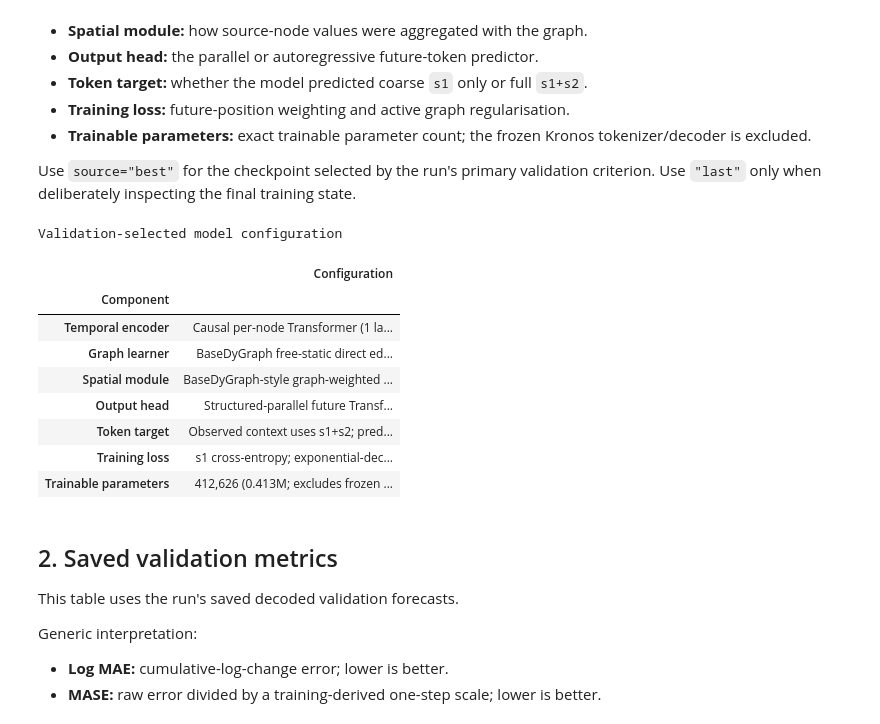
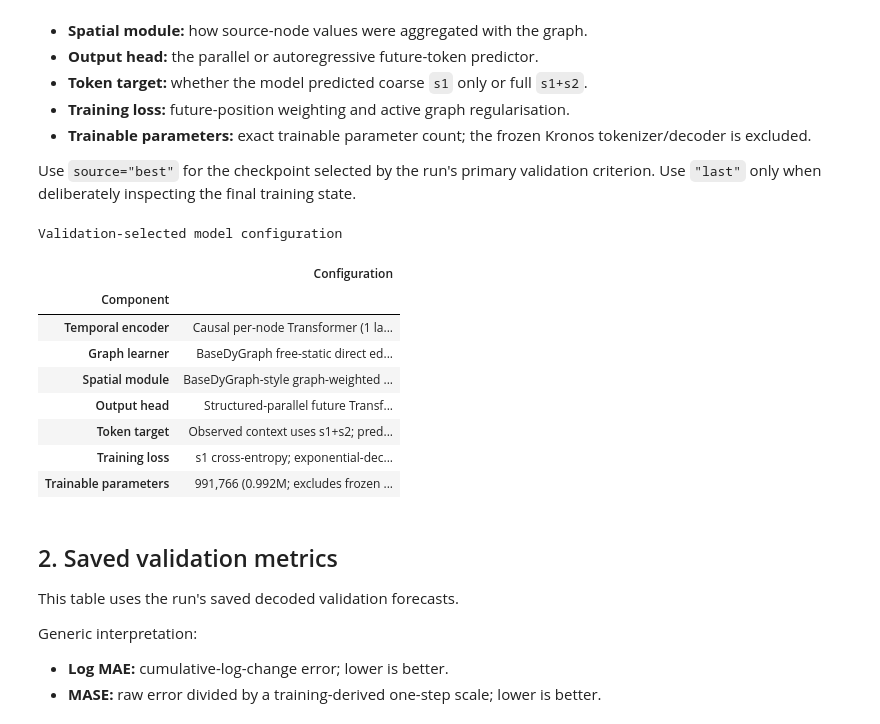
Before and after one commit to VishR-94/dynamic_graphs_thesis, a Jupyter notebook: notebooks/graph_hub.ipynb, the cells around one changed output. Drawn from its saved outputs; the diff is of its cells as text; code cells hidden in the pictures.

```diff
--- a/notebooks/graph_hub.ipynb
+++ b/notebooks/graph_hub.ipynb
@@ -52,7 +52,7 @@ MODEL_DIR = Path(
     "/Users/vishalruparelia/Library/CloudStorage/"
     "GoogleDrive-vishal@autonomous-fox.ai/"
     "My Drive/dissertation/final_model/initial_test/"
-    "free_static_target_entropy_coarse_only_exponential_short_stop"
+    "free_static_d96_st3_coarse1024_parallel_exponential_short_stop"
 )
 
 if not MODEL_DIR.is_dir():
@@ -80,28 +80,28 @@ Use `source="best"` for the checkpoint selected by the run's primary validation
 # %%
 # source:
 #   "best" = primary validation-selected checkpoint.
 #   "last" = final completed epoch.
 # caption:
 #   Optional display title for the table.
 
 display(
     dge.style_model_summary_table(
         MODEL_DIR,
-        source="last",
+        source="best",
         caption="Validation-selected model configuration",
     )
 )
 # %% [output]
 Validation-selected model configuration
 |  | Configuration |
 | Component |  |
 | Temporal encoder | Causal per-node Transformer (1 la... |
 | Graph learner | BaseDyGraph free-static direct ed... |
 | Spatial module | BaseDyGraph-style graph-weighted ... |
 | Output head | Structured-parallel future Transf... |
 | Token target | Observed context uses s1+s2; pred... |
 | Training loss | s1 cross-entropy; exponential-dec... |
-| Trainable parameters | 412,626 (0.413M; excludes frozen ... |
+| Trainable parameters | 991,766 (0.992M; excludes frozen ... |
 # %% [markdown]
 ## 2. Saved validation metrics
 
```
Also changed, not shown: parts of 5 cells of this notebook, 4 other files.
